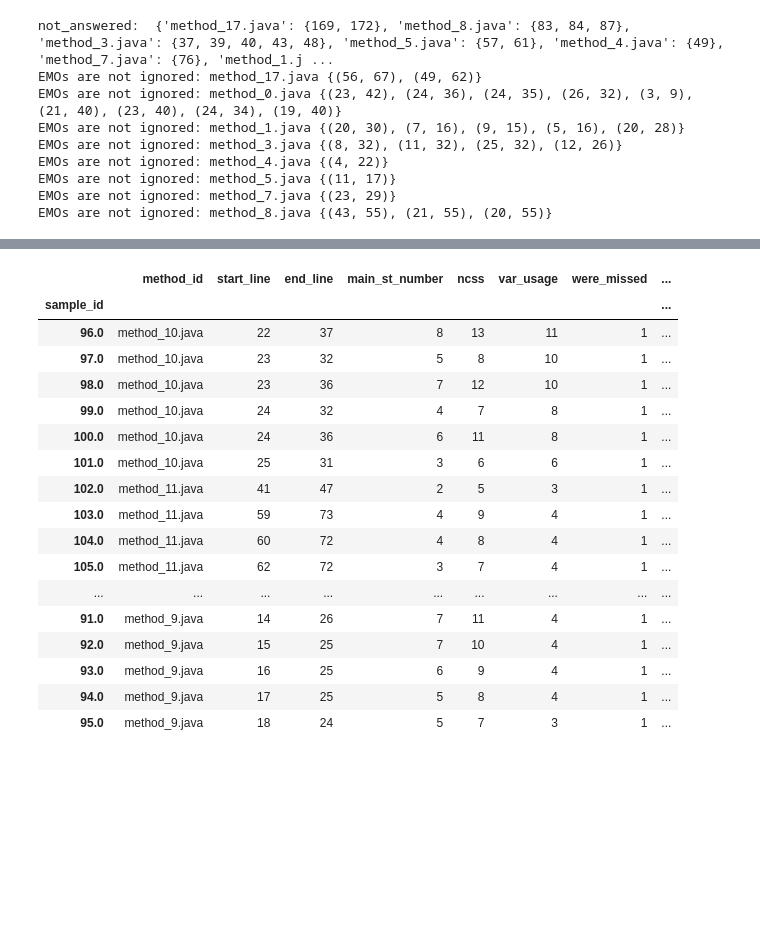
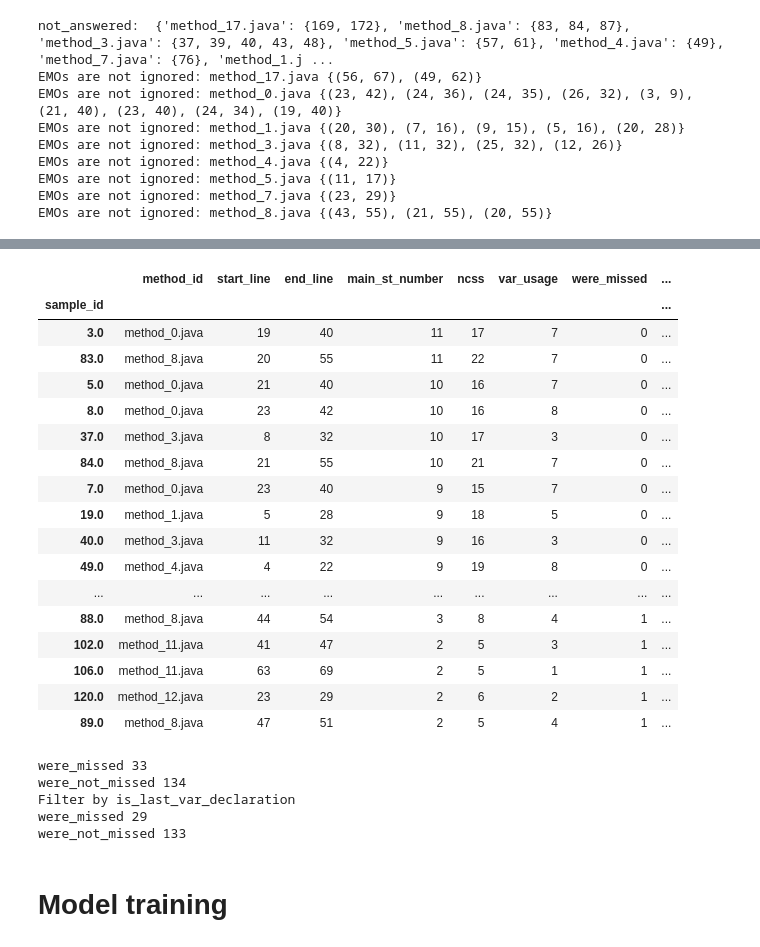
Before and after one commit to acheshkov/program_slicing, a Jupyter notebook: program_slicing/decomposition/manul_rules.ipynb, the cells around one changed output, grey strips where cells are left out. Drawn from its saved outputs; the diff is of its cells as text; code cells hidden in the pictures; blank space fills up the shorter version.

```diff
--- a/program_slicing/decomposition/manul_rules.ipynb
+++ b/program_slicing/decomposition/manul_rules.ipynb
@@ -475,28 +507,33 @@ if (parentME != null) {
 # %%
 pd.set_option('display.max_rows', 500)
-df = pd.DataFrame(columns=['method_id', 'start_line', 'end_line', 'main_st_number', 'ncss', 'var_usage', 'were_missed', 'is_last_var_declaration'])
+df = pd.DataFrame(columns=[
+    'method_id', 'start_line', 'end_line', 'main_st_number', 'ncss', 'var_usage',
+     'were_missed', 'is_last_var_declaration', 'lines', 'diff_lines_var_usage', 'diff_lines_main_st',
+     'div_lines_var_usage','div_lines_main_st', 'non_spaces_symb_avg', 'non_spaces_symb_variance',
+])
 for x in dict_with_main_st:
     df = df.append(x, ignore_index=True)
 df = df.set_index('sample_id')
+df = df.sort_values(by=['were_missed', 'main_st_number'], ascending=[True, False])
 df.to_csv('train.csv')
 df
 # %% [output]
 |  | method_id | start_line | end_line | main_st_number | ncss | var_usage | were_missed | ... |
 | sample_id |  |  |  |  |  |  |  | ... |
-| 96.0 | method_10.java | 22 | 37 | 8 | 13 | 11 | 1 | ... |
-| 97.0 | method_10.java | 23 | 32 | 5 | 8 | 10 | 1 | ... |
-| 98.0 | method_10.java | 23 | 36 | 7 | 12 | 10 | 1 | ... |
-| 99.0 | method_10.java | 24 | 32 | 4 | 7 | 8 | 1 | ... |
-| 100.0 | method_10.java | 24 | 36 | 6 | 11 | 8 | 1 | ... |
-| 101.0 | method_10.java | 25 | 31 | 3 | 6 | 6 | 1 | ... |
+| 3.0 | method_0.java | 19 | 40 | 11 | 17 | 7 | 0 | ... |
+| 83.0 | method_8.java | 20 | 55 | 11 | 22 | 7 | 0 | ... |
+| 5.0 | method_0.java | 21 | 40 | 10 | 16 | 7 | 0 | ... |
+| 8.0 | method_0.java | 23 | 42 | 10 | 16 | 8 | 0 | ... |
+| 37.0 | method_3.java | 8 | 32 | 10 | 17 | 3 | 0 | ... |
+| 84.0 | method_8.java | 21 | 55 | 10 | 21 | 7 | 0 | ... |
+| 7.0 | method_0.java | 23 | 40 | 9 | 15 | 7 | 0 | ... |
+| 19.0 | method_1.java | 5 | 28 | 9 | 18 | 5 | 0 | ... |
+| 40.0 | method_3.java | 11 | 32 | 9 | 16 | 3 | 0 | ... |
+| 49.0 | method_4.java | 4 | 22 | 9 | 19 | 8 | 0 | ... |
+| ... | ... | ... | ... | ... | ... | ... | ... | ... |
+| 88.0 | method_8.java | 44 | 54 | 3 | 8 | 4 | 1 | ... |
 | 102.0 | method_11.java | 41 | 47 | 2 | 5 | 3 | 1 | ... |
-| 103.0 | method_11.java | 59 | 73 | 4 | 9 | 4 | 1 | ... |
-| 104.0 | method_11.java | 60 | 72 | 4 | 8 | 4 | 1 | ... |
-| 105.0 | method_11.java | 62 | 72 | 3 | 7 | 4 | 1 | ... |
-| ... | ... | ... | ... | ... | ... | ... | ... | ... |
-| 91.0 | method_9.java | 14 | 26 | 7 | 11 | 4 | 1 | ... |
-| 92.0 | method_9.java | 15 | 25 | 7 | 10 | 4 | 1 | ... |
-| 93.0 | method_9.java | 16 | 25 | 6 | 9 | 4 | 1 | ... |
-| 94.0 | method_9.java | 17 | 25 | 5 | 8 | 4 | 1 | ... |
-| 95.0 | method_9.java | 18 | 24 | 5 | 7 | 3 | 1 | ... |
+| 106.0 | method_11.java | 63 | 69 | 2 | 5 | 1 | 1 | ... |
+| 120.0 | method_12.java | 23 | 29 | 2 | 6 | 2 | 1 | ... |
+| 89.0 | method_8.java | 47 | 51 | 2 | 5 | 4 | 1 | ... |
 # %%
@@ -510,0 +541,33 @@ df
+# %%
+# d = {0: 'were_missed', 1: 'were_not_missed'}
+for x, v in grouped_df:
+    print(d.get(x), v.shape[0])
+
+print('Filter by is_last_var_declaration')
+new_df = df[df['is_last_var_declaration'] == False]
+for x, v in new_df.groupby(['were_missed']):
+    print(d.get(x), v.shape[0])
+
+# for x, v in grouped_df:
+#     print(d.get(x), v.shape[0])
+# #     a = [j[1] for j in v.iterrows() if j[1].div_lines_var_usage > 5.00]
+# #     percent = float( len(a) / v.shape[0])
+# #     print('var usage', percent)
+#     a = [j[1] for j in v.iterrows() if j[1].is_last_var_declaration == False]
+#     a_f = [j[1] for j in v.iterrows() if j[1].is_last_var_declaration == True]
+#     percent = float( len(a) / v.shape[0])
+#     print('is_last_var_declaration', percent, 'filtered ', len(a_f))
+#     print('Rest:', len(a))
+
+# print('Filter by main_st_number > 4.000000000000001')
+# new_df1 = df[df['main_st_number'] > 4.000000000000001]
+# for x, v in new_df1.groupby(['were_missed']):
+#     print(d.get(x), v.shape[0])
+# %% [output]
+were_missed 33
+were_not_missed 134
+Filter by is_last_var_declaration
+were_missed 29
+were_not_missed 133
+# %% [markdown]
+# Model training
```
Also changed, not shown: parts of 31 cells of this notebook, 1 other file.
